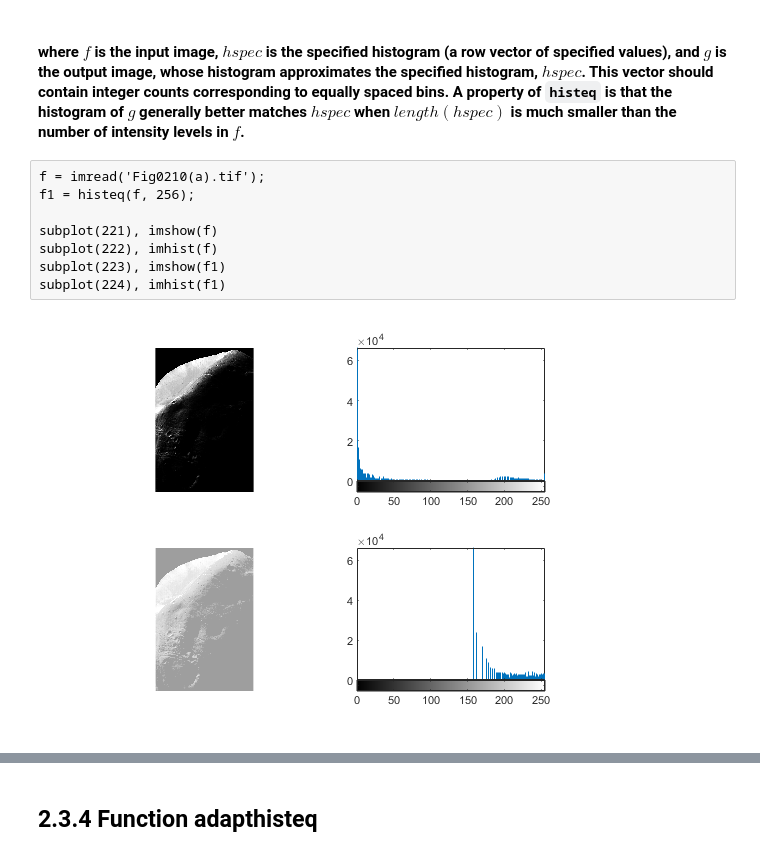
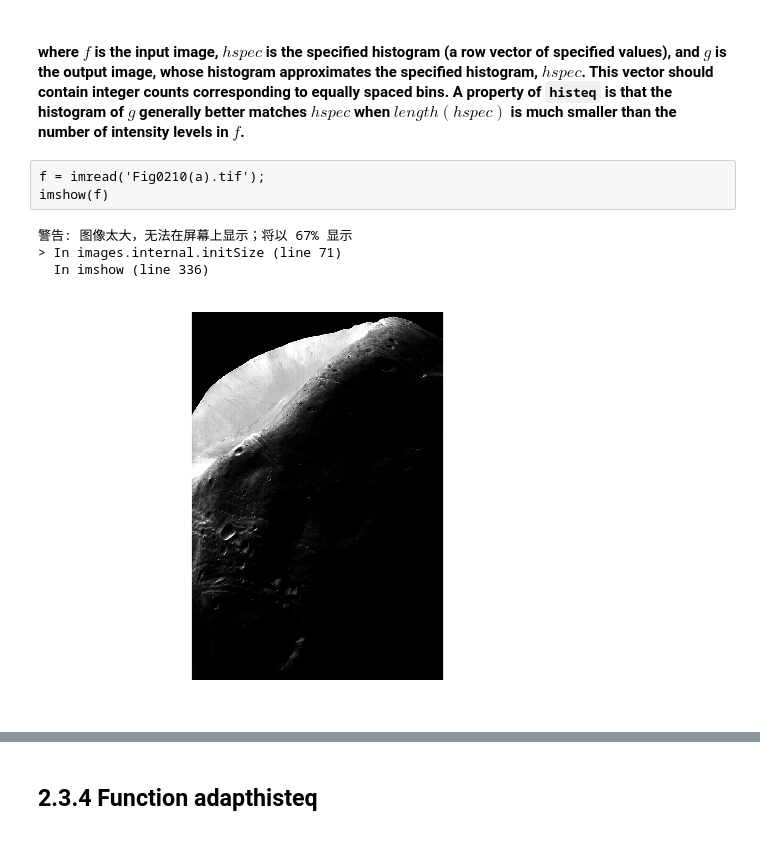
Before and after one commit to SunYufei/dipum2e, a Jupyter notebook: Chapter 2/2.3.ipynb, the cells around one changed output, grey strips where cells are left out. Drawn from its saved outputs; the diff is of its cells as text.

```diff
--- a/Chapter 2/2.3.ipynb
+++ b/Chapter 2/2.3.ipynb
@@ -184,13 +184,11 @@ ylabel('Output intensity values', 'fontsize', 9)
 g = histeq(f, hspec)
 # %% [markdown]
 #### where $f$ is the input image, $hspec$ is the specified histogram (a row vector of specified values), and $g$ is the output image, whose histogram approximates the specified histogram, $hspec$. This vector should contain integer counts corresponding to equally spaced bins. A property of `histeq` is that the histogram of $g$ generally better matches $hspec$ when $length(hspec)$ is much smaller than the number of intensity levels in $f$.
-# %%
-f = imread('Fig0210(a).tif');
-f1 = histeq(f, 256);
-
-subplot(221), imshow(f)
-subplot(222), imhist(f)
-subplot(223), imshow(f1)
-subplot(224), imhist(f1)
-# %% [output]
-[figure, removed]
+# %%
+f = imread('Fig0210(a).tif');
+imshow(f)
+# %% [output]
+警告: 图像太大，无法在屏幕上显示；将以 67% 显示
+> In images.internal.initSize (line 71)
+  In imshow (line 336)
+[figure, added]
```
Also changed, not shown: parts of 8 cells of this notebook, 7 other files.
